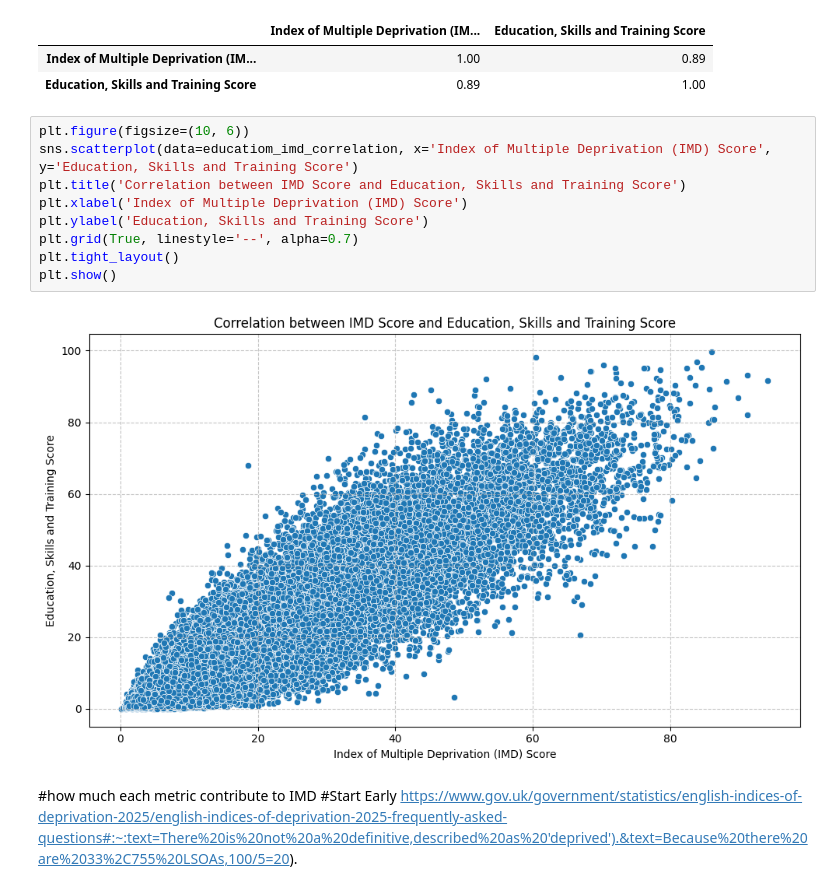
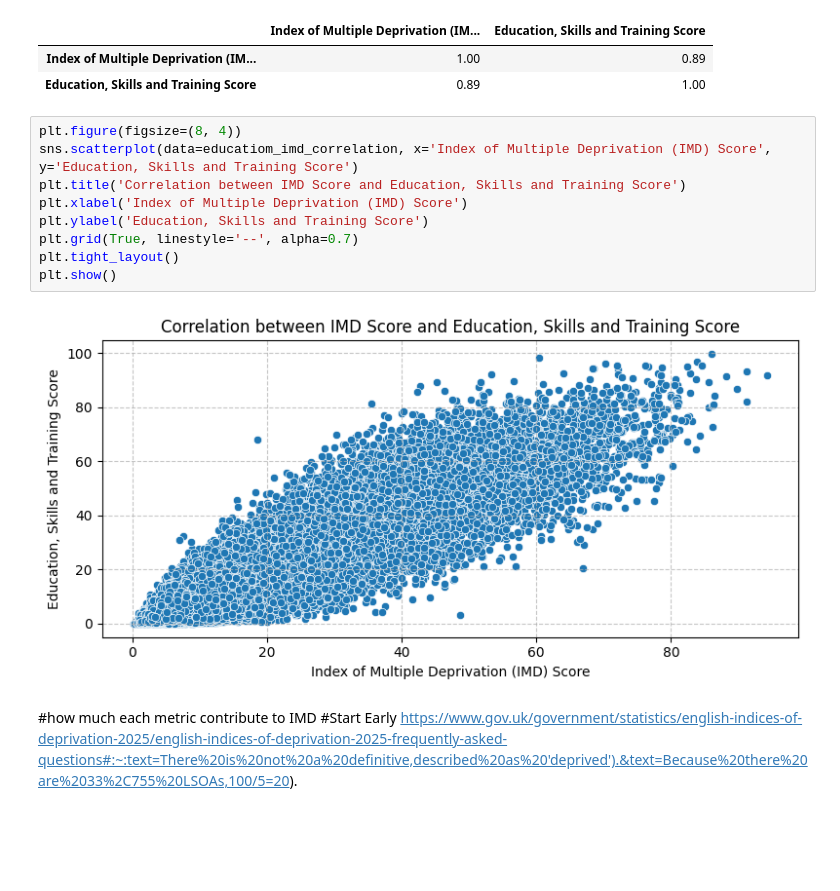
Before and after one commit to zhangwiki86-soton/L7---Data-Analysis-and-Visualisation, a Jupyter notebook: DRAFT Test Glob Final.ipynb, the cells around one changed output. Drawn from its saved outputs; the diff is of its cells as text; blank space fills up the shorter version.

```diff
--- a/DRAFT Test Glob Final.ipynb
+++ b/DRAFT Test Glob Final.ipynb
@@ -1024,16 +1005,16 @@ educatiom_imd_correlation.corr().round(2)
 | Index of Multiple Deprivation (IM... | 1.00 | 0.89 |
 | Education, Skills and Training Score | 0.89 | 1.00 |
 # %%
-plt.figure(figsize=(10, 6))
+plt.figure(figsize=(8, 4))
 sns.scatterplot(data=educatiom_imd_correlation, x='Index of Multiple Deprivation (IMD) Score', y='Education, Skills and Training Score')
 plt.title('Correlation between IMD Score and Education, Skills and Training Score')
 plt.xlabel('Index of Multiple Deprivation (IMD) Score')
 plt.ylabel('Education, Skills and Training Score')
 plt.grid(True, linestyle='--', alpha=0.7)
 plt.tight_layout()
 plt.show()
 # %% [output]
-[figure, old version]
+[figure, new version]
 # %% [markdown]
 #how much each metric contribute to IMD
 #Start Early
```
Also changed, not shown: parts of 8 cells of this notebook.
